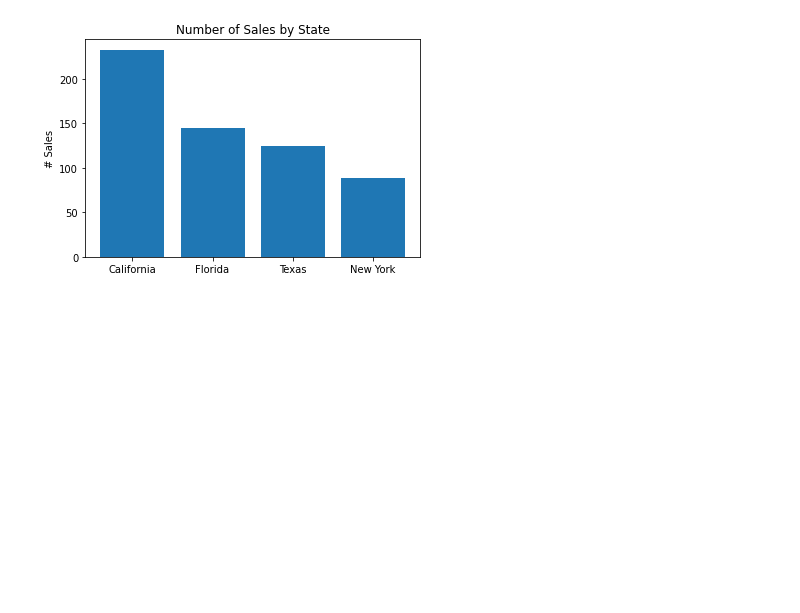
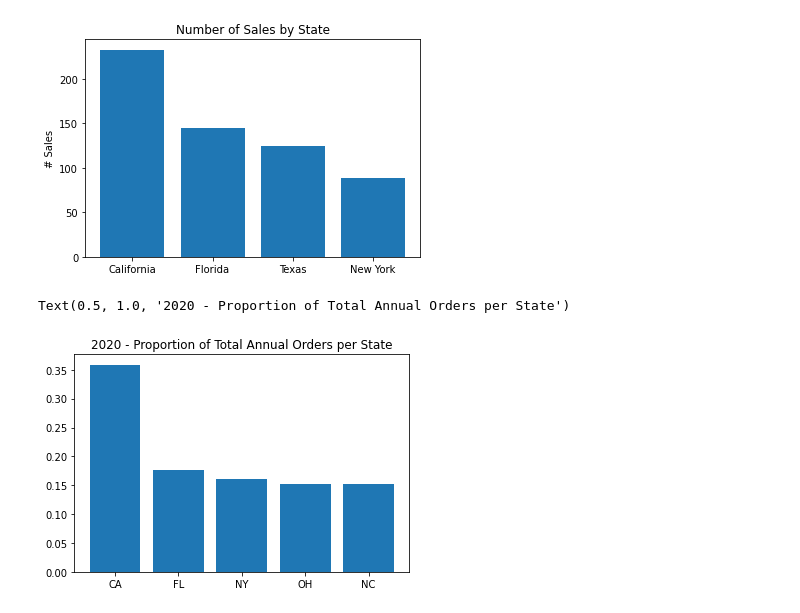
Before and after one commit to ryanbbb/Freelance-Sales-Analysis, a Jupyter notebook: sales-report.ipynb, the cells around one changed output. Saved outputs shown, nothing was run; the diff lists cells and outputs as text; code cells hidden in the pictures; blank space fills up the shorter version.

```diff
--- a/sales-report.ipynb
+++ b/sales-report.ipynb
@@ -58,3 +45,17 @@ Text(0.5, 1.0, 'Number of Sales by State')
 
 #df['Year'] = df['Sold Date']
 #df['Year'] = df['Year'].apply(lambda x:  x[:4])
+# %%
+df = pd.read_csv('C:/Users/ryanb/sales_report/sales_report_sheet_clean.csv')
+# %%
+labs20 = ['CA', 'FL', 'NY', 'OH','NC']
+labs21 = ['CA', 'FL', 'TX', 'NY','OH']
+labs22 = ['CA', 'FL', 'TX', 'MO','PA']
+# %%
+
+
+plt.bar(labs20, df[df['Year'] == 2020]['Shipped to State'].value_counts()[:5] / sum(df[df['Year'] == 2020]['Shipped to State'].value_counts()[:5]))
+plt.title('2020 - Proportion of Total Annual Orders per State')
+# %% [output]
+Text(0.5, 1.0, '2020 - Proportion of Total Annual Orders per State')
+[figure, added]
```
Also changed, not shown: parts of 3 cells of this notebook.
